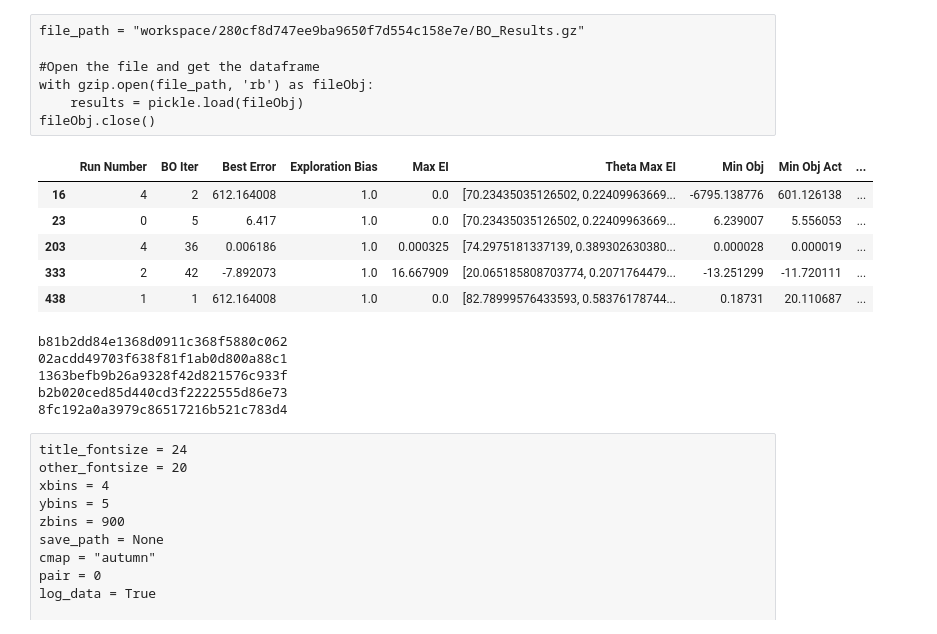
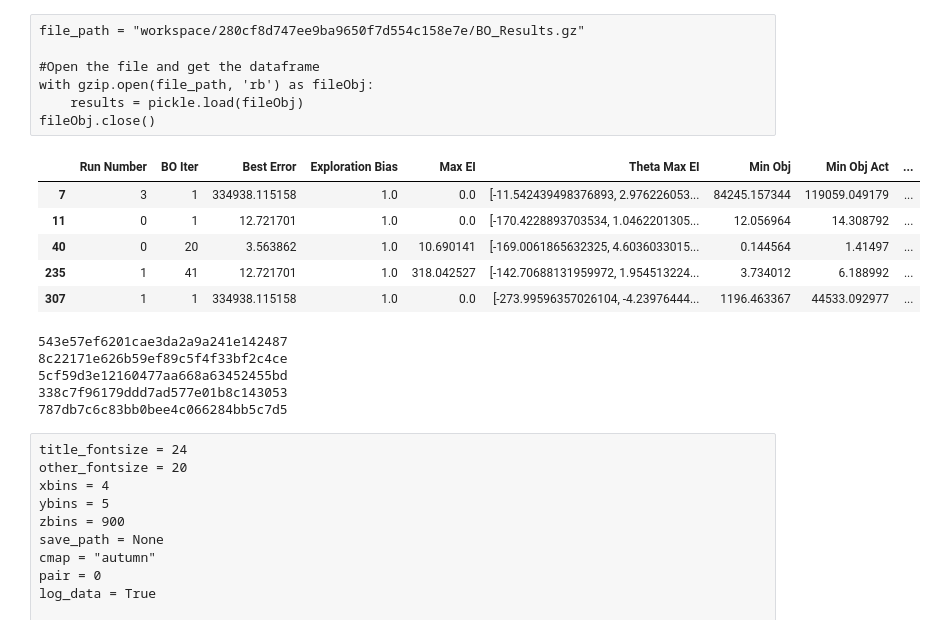
Before and after one commit to dowlinglab/GPBO_Emulators, a Jupyter notebook: experiment_analysis.ipynb, the cells around one changed output. Cells and saved outputs as stored; diff of their text form; code cells hidden in the pictures.

```diff
--- a/experiment_analysis.ipynb
+++ b/experiment_analysis.ipynb
@@ -55,14 +55,14 @@ import signac
 date_time_str = None
 meth_name_str_list = [1, 2, 3, 4, 5]
 study_id = "ep"
-save_csv = False
+save_csv = True
 
 
-criteria_dict = {"cs_name_val" : 9,
-                 "param_name_str" : "t1t2t3t4",
+criteria_dict = {"cs_name_val" : 8,
+                 "param_name_str" : "t1t2t3t4t5",
                  "retrain_GP": 25,
                  "num_x_data": 5,
-                 "outputscl": 25,
+                 "outputscl": 1,
                  "num_val_pts": 0,
                  "lenscl": None}
 
@@ -78,30 +78,30 @@ for meth_name_val in meth_name_str_list:
 # df = df[df['EP Method Val'] == 4]
 # %%
 ### Get Best Data from ep experiment
-save_csv = False
+save_csv = True
 df_best = get_best_data(df, study_id, name_cs_str, theta_true, job_list, date_time_str, save_csv)
 df_best
 
 # df_best["Min Obj Act"].iloc[2]
 # save_path = "Results/" + study_id + "_study/" + cs_name + "/" + param_name_str + "/" +  study_id + "_study_best.csv"
 # df_best.to_csv(save_path, header = True)
 # #Get Mean Data from ep experiment
 # df_mean = get_mean_data(df, study_id, name_cs_str, theta_true, param_name_str, date_time_str, save_csv)
 # df_mean
 
 # #Get Median Data from ep experiment
 # df_median = get_median_data(df, study_id, name_cs_str, theta_true, param_name_str, date_time_str, save_csv)
 
 # #Get Median of Best Data from ep experiment
 # df_median_best = get_median_data(df_best, study_id, name_cs_str, theta_true, param_name_str, date_time_str, save_csv)
 # df_median_best
 # %% [output]
 |  | Run Number | BO Iter | Best Error | Exploration Bias | Max EI | Theta Max EI | Min Obj | Min Obj Act | ... |
-| 16 | 4 | 2 | 612.164008 | 1.0 | 0.0 | [70.23435035126502, 0.22409963669... | -6795.138776 | 601.126138 | ... |
-| 23 | 0 | 5 | 6.417 | 1.0 | 0.0 | [70.23435035126502, 0.22409963669... | 6.239007 | 5.556053 | ... |
-| 203 | 4 | 36 | 0.006186 | 1.0 | 0.000325 | [74.2975181337139, 0.389302630380... | 0.000028 | 0.000019 | ... |
-| 333 | 2 | 42 | -7.892073 | 1.0 | 16.667909 | [20.065185808703774, 0.2071764479... | -13.251299 | -11.720111 | ... |
-| 438 | 1 | 1 | 612.164008 | 1.0 | 0.0 | [82.78999576433593, 0.58376178744... | 0.18731 | 20.110687 | ... |
+| 7 | 3 | 1 | 334938.115158 | 1.0 | 0.0 | [-11.542439498376893, 2.976226053... | 84245.157344 | 119059.049179 | ... |
+| 11 | 0 | 1 | 12.721701 | 1.0 | 0.0 | [-170.4228893703534, 1.0462201305... | 12.056964 | 14.308792 | ... |
+| 40 | 0 | 20 | 3.563862 | 1.0 | 10.690141 | [-169.0061865632325, 4.6036033015... | 0.144564 | 1.41497 | ... |
+| 235 | 1 | 41 | 12.721701 | 1.0 | 318.042527 | [-142.70688131959972, 1.954513224... | 3.734012 | 6.188992 | ... |
+| 307 | 1 | 1 | 334938.115158 | 1.0 | 0.0 | [-273.99596357026104, -4.23976444... | 1196.463367 | 44533.092977 | ... |
 # %%
 #Get only the jobs which are the best
 project = signac.get_project()
@@ -125,11 +125,11 @@ for meth_name_val in meth_name_str_list:
 for i in range(len(job_list_best)):
     print(job_list_best[i].id)
 # %% [output]
-b81b2dd84e1368d0911c368f5880c062
-02acdd49703f638f81f1ab0d800a88c1
-1363befb9b26a9328f42d821576c933f
-b2b020ced85d440cd3f2222555d86e73
-8fc192a0a3979c86517216b521c783d4
+543e57ef6201cae3da2a9a241e142487
+8c22171e626b59ef89c5f4f33bf2c4ce
+5cf59d3e12160477aa668a63452455bd
+338c7f96179ddd7ad577e01b8c143053
+787db7c6c83bb0bee4c066284bb5c7d5
 # %%
 #Make heat maps
 title_fontsize = 24
```
Also changed, not shown: parts of 2 cells of this notebook, 1 other file.
